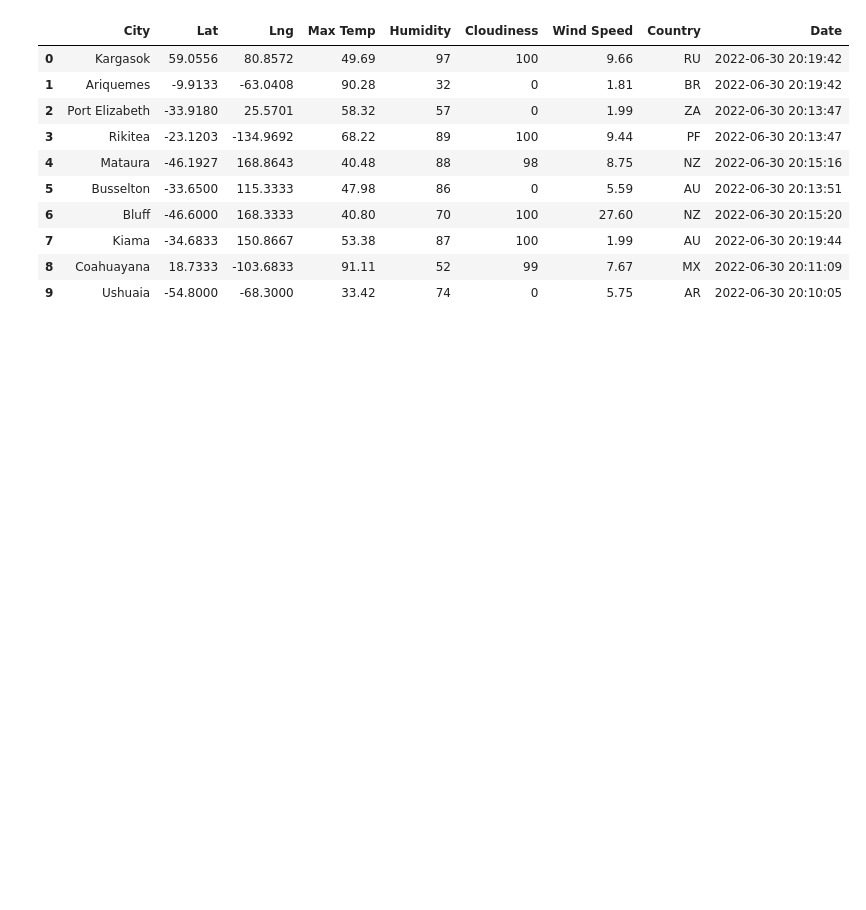
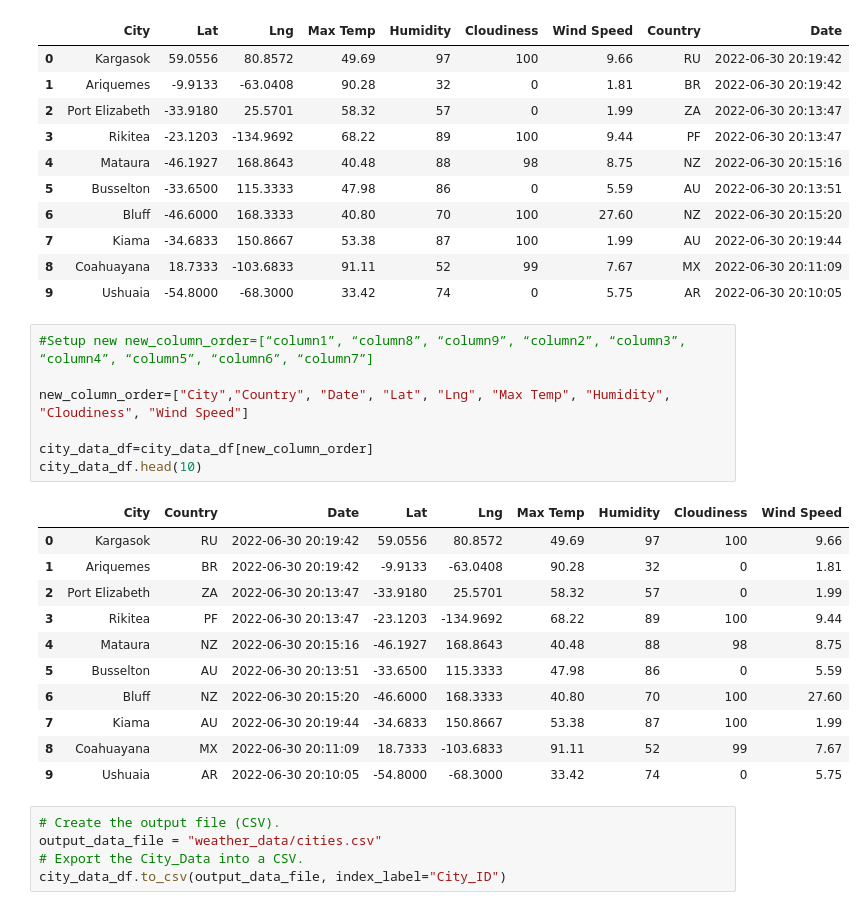
Before and after one commit to Chipsheffield/New_World_Weather_Analysis, a Jupyter notebook: WeatherPy.ipynb, the cells around one changed output. Drawn from its saved outputs; the diff is of its cells as text; blank space fills up the shorter version.

```diff
--- a/WeatherPy.ipynb
+++ b/WeatherPy.ipynb
@@ -168,3 +168,27 @@ city_data_df.head(10)
 | 7 | Kiama | -34.6833 | 150.8667 | 53.38 | 87 | 100 | 1.99 | AU | 2022-06-30 20:19:44 |
 | 8 | Coahuayana | 18.7333 | -103.6833 | 91.11 | 52 | 99 | 7.67 | MX | 2022-06-30 20:11:09 |
 | 9 | Ushuaia | -54.8000 | -68.3000 | 33.42 | 74 | 0 | 5.75 | AR | 2022-06-30 20:10:05 |
+# %%
+#Setup new new_column_order=[“column1”, “column8”, “column9”, “column2”, “column3”, “column4”, “column5”, “column6”, “column7”]
+
+new_column_order=["City","Country", "Date", "Lat", "Lng", "Max Temp", "Humidity", "Cloudiness", "Wind Speed"]
+
+city_data_df=city_data_df[new_column_order]
+city_data_df.head(10)
+# %% [output]
+|  | City | Country | Date | Lat | Lng | Max Temp | Humidity | Cloudiness | Wind Speed |
+| 0 | Kargasok | RU | 2022-06-30 20:19:42 | 59.0556 | 80.8572 | 49.69 | 97 | 100 | 9.66 |
+| 1 | Ariquemes | BR | 2022-06-30 20:19:42 | -9.9133 | -63.0408 | 90.28 | 32 | 0 | 1.81 |
+| 2 | Port Elizabeth | ZA | 2022-06-30 20:13:47 | -33.9180 | 25.5701 | 58.32 | 57 | 0 | 1.99 |
+| 3 | Rikitea | PF | 2022-06-30 20:13:47 | -23.1203 | -134.9692 | 68.22 | 89 | 100 | 9.44 |
+| 4 | Mataura | NZ | 2022-06-30 20:15:16 | -46.1927 | 168.8643 | 40.48 | 88 | 98 | 8.75 |
+| 5 | Busselton | AU | 2022-06-30 20:13:51 | -33.6500 | 115.3333 | 47.98 | 86 | 0 | 5.59 |
+| 6 | Bluff | NZ | 2022-06-30 20:15:20 | -46.6000 | 168.3333 | 40.80 | 70 | 100 | 27.60 |
+| 7 | Kiama | AU | 2022-06-30 20:19:44 | -34.6833 | 150.8667 | 53.38 | 87 | 100 | 1.99 |
+| 8 | Coahuayana | MX | 2022-06-30 20:11:09 | 18.7333 | -103.6833 | 91.11 | 52 | 99 | 7.67 |
+| 9 | Ushuaia | AR | 2022-06-30 20:10:05 | -54.8000 | -68.3000 | 33.42 | 74 | 0 | 5.75 |
+# %%
+# Create the output file (CSV).
+output_data_file = "weather_data/cities.csv"
+# Export the City_Data into a CSV.
+city_data_df.to_csv(output_data_file, index_label="City_ID")
```
Also changed, not shown: parts of 2 cells of this notebook, 2 other files.
